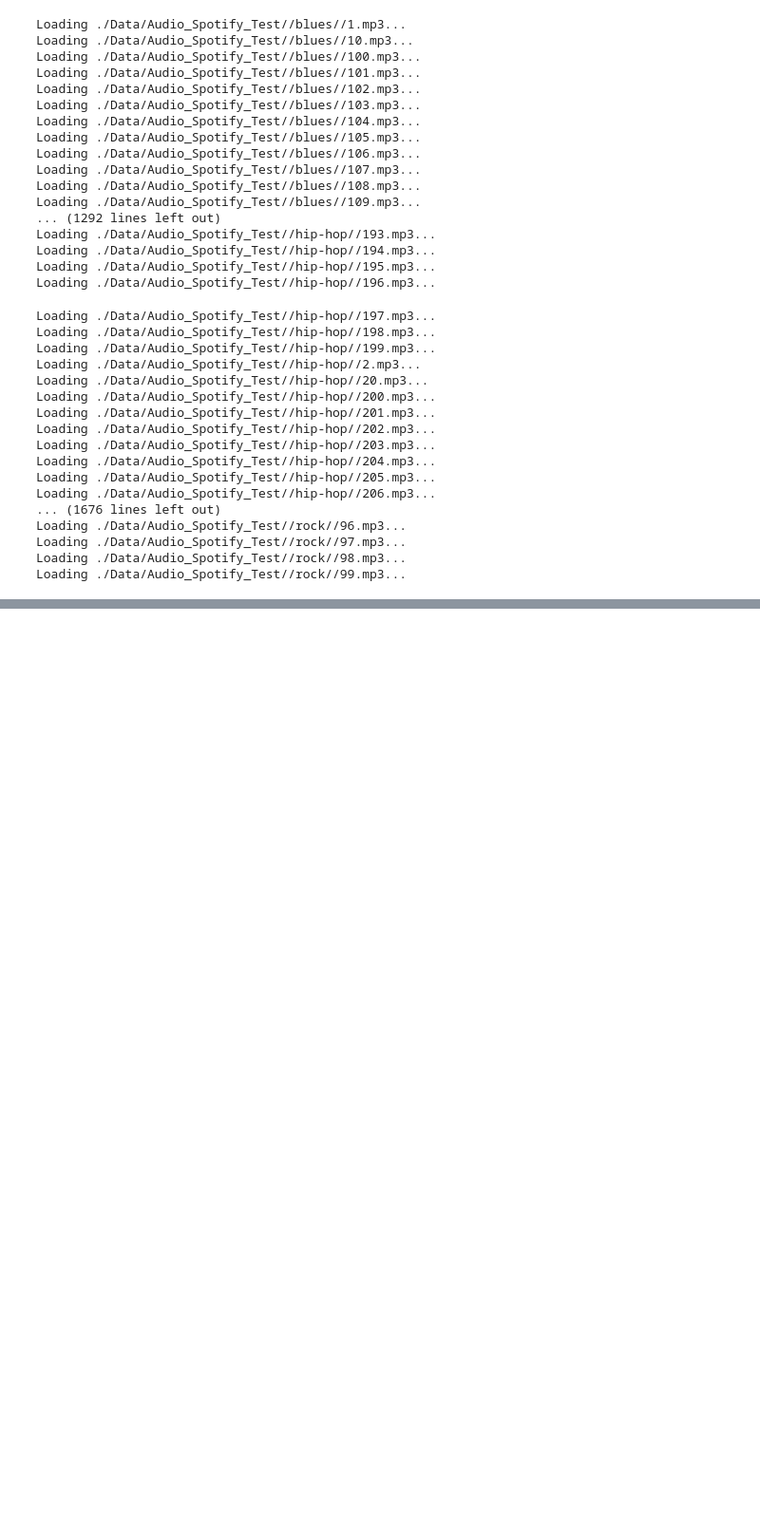
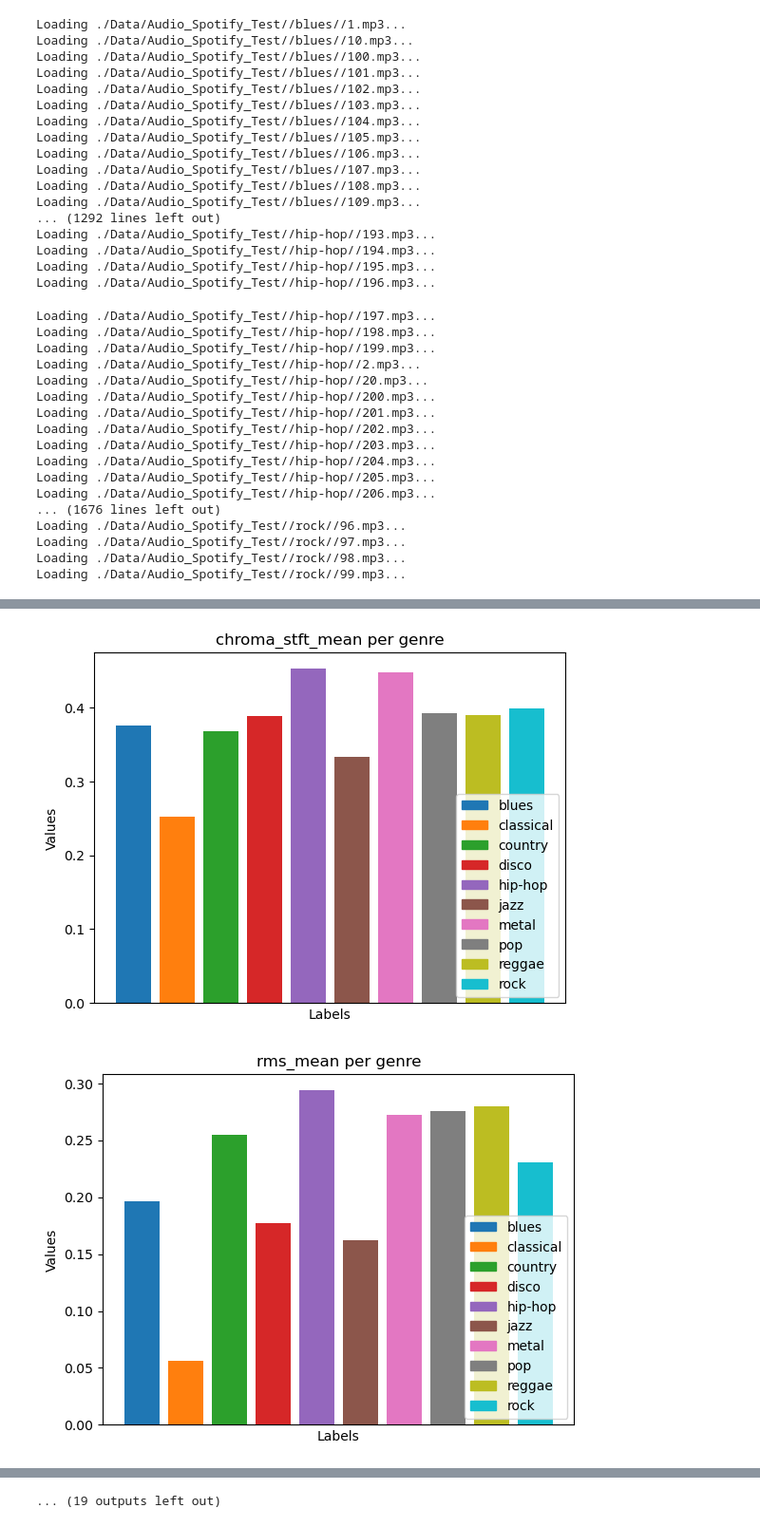
Before and after one commit to pricoptudor/Licenta_workspace, a Jupyter notebook: Proiect_3/Dataset.ipynb, the cells around one changed output, grey strips where cells are left out. Shown at 95% size. Drawn from its saved outputs; the diff is of its cells as text; code cells hidden in the pictures; blank space fills up the shorter version.

```diff
--- a/Proiect_3/Dataset.ipynb
+++ b/Proiect_3/Dataset.ipynb
@@ -487,0 +493,5 @@ Loading ./Data/Audio_Spotify_Test//rock//99.mp3...
+# %%
+dataset = pd.read_csv('./Data/dataset_30s.csv')
+dataset_test = pd.read_csv('./Data/dataset_30s_test.csv')
+dataset = pd.concat([dataset, dataset_test])
+dataset
@@ -487,0 +512,3 @@ Loading ./Data/Audio_Spotify_Test//rock//99.mp3...
+# %%
+genres = list(os.listdir('./Data/Audio_Spotify/'))
+genres
@@ -487,0 +526,3 @@ Loading ./Data/Audio_Spotify_Test//rock//99.mp3...
+# %%
+dataframe_cols = [col for col in dataframe_cols[:-1] if 'mean' in col]
+dataframe_cols
@@ -487,0 +547,9 @@ Loading ./Data/Audio_Spotify_Test//rock//99.mp3...
+# %%
+grouped = dataset.groupby('label')
+features = dict()
+for label, group in grouped:
+    means = []
+    for col in dataframe_cols:
+        means += [np.mean(group[col])]
+    features[label] = means
+features
@@ -487,0 +574,18 @@ Loading ./Data/Audio_Spotify_Test//rock//99.mp3...
+# %%
+for idx, col in enumerate(dataframe_cols):
+    means = []
+    for label in features.keys():
+        means += [features[label][idx]]
+
+    colors = matplotlib.colormaps.get_cmap('tab10')(np.arange(10))
+    plt.bar(range(len(genres)), means, color=colors)
+    plt.xticks([])
+    plt.title(f'{col} per genre')
+    plt.xlabel('Labels')
+    plt.ylabel('Values')
+    handles = [plt.Rectangle((0,0),1,1, color=colors[i]) for i in range(10)]
+    plt.legend(handles, features.keys(), loc=4)
+    plt.show()
+# %% [output]
+[figure, added]
+[figure, added]
@@ -487,0 +602 @@ Loading ./Data/Audio_Spotify_Test//rock//99.mp3...
+... (19 outputs left out)
```
Also changed, not shown: parts of 7 cells of this notebook, 3 other files.
